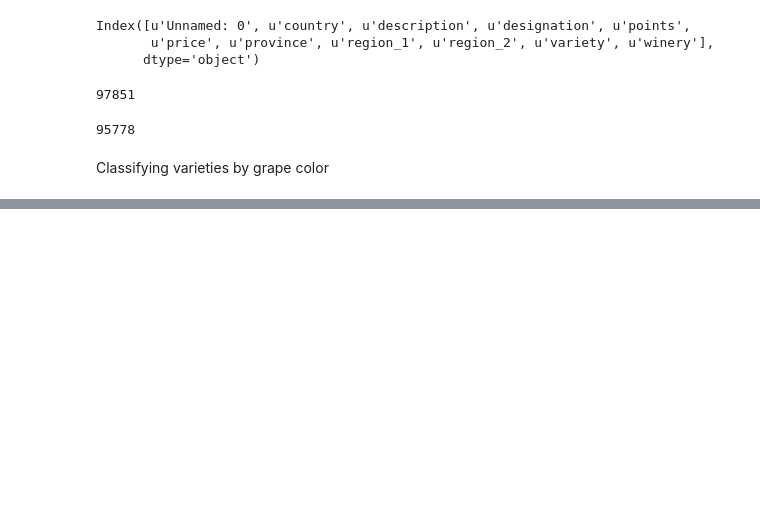
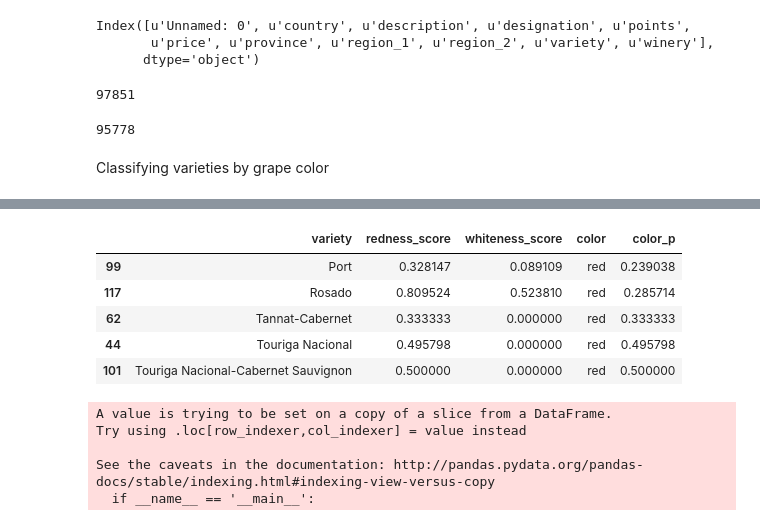
Before and after one commit to pavlafuxova/TFM, a Jupyter notebook: word_count_classifier.ipynb, the cells around one changed output, grey strips where cells are left out. Saved outputs shown, nothing was run; the diff lists cells and outputs as text; code cells hidden in the pictures; blank space fills up the shorter version.

```diff
--- a/word_count_classifier.ipynb
+++ b/word_count_classifier.ipynb
@@ -77,0 +163,2 @@ def redness_score(descriptions):
+# %%
+reds = color_classification[color_classification.color == "red"]
@@ -77,0 +173,10 @@ def redness_score(descriptions):
+# %%
+#checking dubious cases of red wines
+reds.sort_values(by='color_p').head()
+# %% [output]
+|  | variety | redness_score | whiteness_score | color | color_p |
+| 99 | Port | 0.328147 | 0.089109 | red | 0.239038 |
+| 117 | Rosado | 0.809524 | 0.523810 | red | 0.285714 |
+| 62 | Tannat-Cabernet | 0.333333 | 0.000000 | red | 0.333333 |
+| 44 | Touriga Nacional | 0.495798 | 0.000000 | red | 0.495798 |
+| 101 | Touriga Nacional-Cabernet Sauvignon | 0.500000 | 0.000000 | red | 0.500000 |
@@ -77,0 +185,8 @@ def redness_score(descriptions):
+# %%
+whites["color_p"] = whites.whiteness_score-whites.redness_score
+# %% [output]
+A value is trying to be set on a copy of a slice from a DataFrame.
+Try using .loc[row_indexer,col_indexer] = value instead
+
+See the caveats in the documentation: http://pandas.pydata.org/pandas-docs/stable/indexing.html#indexing-view-versus-copy
+  if __name__ == '__main__':
```
Also changed, not shown: parts of 28 cells of this notebook.
